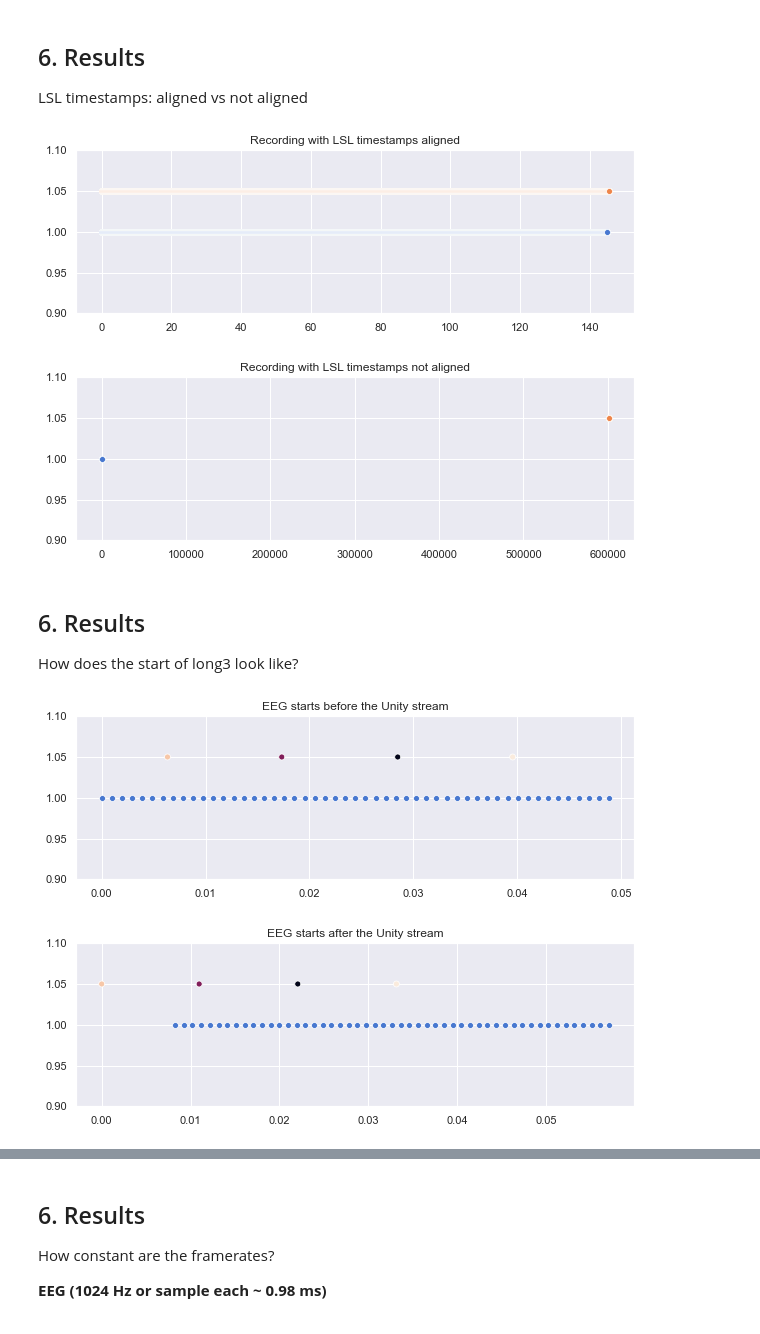
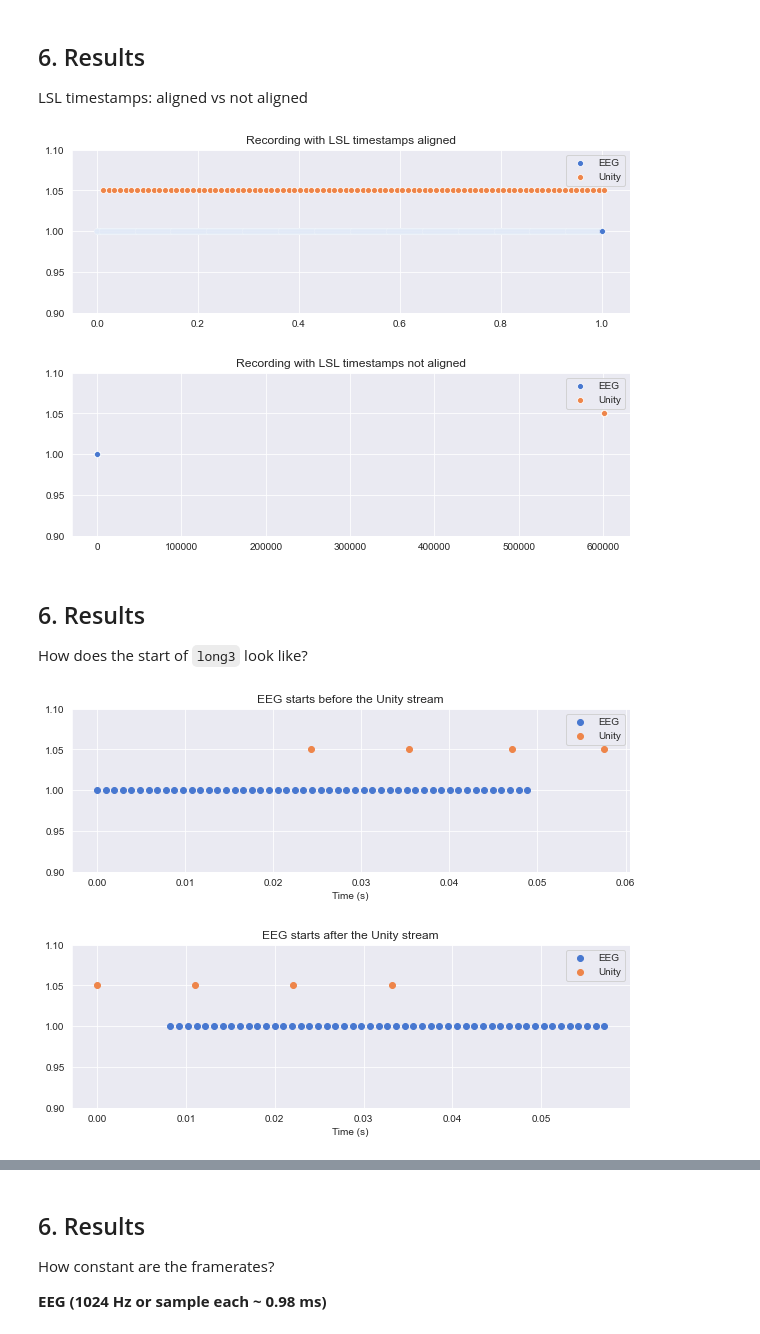
Before and after one commit to mvidaldp/lsl_latency_analysis, a Jupyter notebook: presentation.ipynb, the cells around one changed output, grey strips where cells are left out. Cells and saved outputs as stored; diff of their text form; code cells hidden in the pictures.

```diff
--- a/presentation.ipynb
+++ b/presentation.ipynb
@@ -324,55 +300,71 @@ How the recordings look like?
 ## 6. Results
 LSL timestamps: aligned vs not aligned
 # %%
-# TODO: plot long4 diode light exposure change
 %matplotlib inline
+sns.set_style("darkgrid")  # set seaborn plotting style
 palette = itertools.cycle(sns.color_palette(palette="muted"))
 plt.figure(figsize=(10, 3))
 plt.title("Recording with LSL timestamps aligned")
-ey = [1 for d in recordings[6]["eeg"]["timestamps"]]
-uy = [1.05 for d in recordings[6]["unity"]["timestamps"]]
-sns.scatterplot(x=recordings[6]["eeg"]["timestamps"], y=ey, color=next(palette))
-sns.scatterplot(x=recordings[6]["unity"]["timestamps"], y=uy, color=next(palette))
+ey = [1 for d in recordings[6]["eeg"]["timestamps"][:1024]]
+uy = [1.05 for d in recordings[6]["unity"]["timestamps"][:90]]
+sns.scatterplot(x=recordings[6]["eeg"]["timestamps"][:1024], y=ey, color=next(palette))
+sns.scatterplot(x=recordings[6]["unity"]["timestamps"][:90], y=uy, color=next(palette))
 plt.ylim(0.9, 1.1)
+plt.legend(["EEG", "Unity"])
 plt.show()
-
+for k in recordings:
+    if recordings[k]["file"].split(".")[0] == "ftest_lsl12":
+        wrong = k
 palette = itertools.cycle(sns.color_palette(palette="muted"))
 plt.figure(figsize=(10, 3))
 plt.title("Recording with LSL timestamps not aligned")
-ey = [1 for d in recordings[7]["eeg"]["timestamps"][:1024]]
-uy = [1.05 for d in recordings[7]["unity"]["timestamps"][:90]]
-sns.scatterplot(x=recordings[7]["eeg"]["timestamps"][:1024], y=ey, color=next(palette))
-sns.scatterplot(x=recordings[7]["unity"]["timestamps"][:90], y=uy, color=next(palette))
+ey = [1 for d in recordings[wrong]["eeg"]["timestamps"][:1024]]
+uy = [1.05 for d in recordings[wrong]["unity"]["timestamps"][:90]]
+sns.scatterplot(
+    x=recordings[wrong]["eeg"]["timestamps"][:1024], y=ey, color=next(palette)
+)
+sns.scatterplot(
+    x=recordings[wrong]["unity"]["timestamps"][:90], y=uy, color=next(palette)
+)
 plt.ylim(0.9, 1.1)
+plt.legend(["EEG", "Unity"])
 plt.show()
 # %% [output]
-[figure, old version]
+[figure, new version]
-[figure, old version]
+[figure, new version]
 # %% [markdown]
 ## 6. Results
-How does the start of long3 look like?
+How does the start of `long3` look like?
 # %%
-# TODO: plot long4 diode light exposure change
 %matplotlib inline
+sns.set_style("darkgrid")  # set seaborn plotting style
 plt.figure(figsize=(10, 3))
 plt.title("EEG starts before the Unity stream")
 palette = itertools.cycle(sns.color_palette(palette="muted"))
 ey = [1 for d in recordings[9]["eeg"]["timestamps"][:51]]
 uy = [1.05 for d in recordings[9]["unity"]["timestamps"][:4]]
-sns.scatterplot(x=recordings[9]["eeg"]["timestamps"][:51], y=ey, color=next(palette))
-sns.scatterplot(x=recordings[9]["unity"]["timestamps"][:4], y=uy, color=next(palette))
+plt.scatter(x=recordings[9]["eeg"]["timestamps"][:51], y=ey, color=next(palette))
+plt.scatter(x=recordings[9]["unity"]["timestamps"][:4], y=uy, color=next(palette))
 plt.ylim(0.9, 1.1)
+plt.legend(["EEG", "Unity"])
+plt.xlabel("Time (s)")
 plt.show()
+
+for k in recordings:
+    if not recordings[k]["eeg_starts"]:
+        wrong = k
 
 plt.figure(figsize=(10, 3))
 plt.title("EEG starts after the Unity stream")
 palette = itertools.cycle(sns.color_palette(palette="muted"))
-ey = [1 for d in recordings[8]["eeg"]["timestamps"][:51]]
-uy = [1.05 for d in recordings[8]["unity"]["timestamps"][:4]]
-sns.scatterplot(x=recordings[8]["eeg"]["timestamps"][:51], y=ey, color=next(palette))
-sns.scatterplot(x=recordings[8]["unity"]["timestamps"][:4], y=uy, color=next(palette))
+ey = [1 for d in recordings[wrong]["eeg"]["timestamps"][:51]]
+uy = [1.05 for d in recordings[wrong]["unity"]["timestamps"][:4]]
+plt.scatter(x=recordings[wrong]["eeg"]["timestamps"][:51], y=ey, color=next(palette))
+plt.scatter(x=recordings[wrong]["unity"]["timestamps"][:4], y=uy, color=next(palette))
 plt.ylim(0.9, 1.1)
+plt.legend(["EEG", "Unity"])
+plt.xlabel("Time (s)")
 plt.show()
 # %% [output]
-[figure, old version]
+[figure, new version]
-[figure, old version]
+[figure, new version]
```
Also changed, not shown: parts of 29 cells of this notebook, 4 other files.
